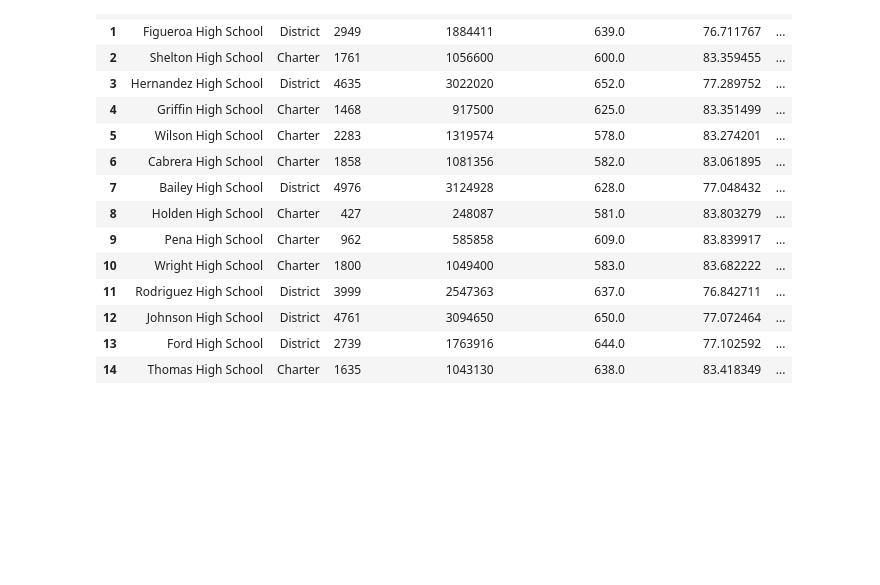
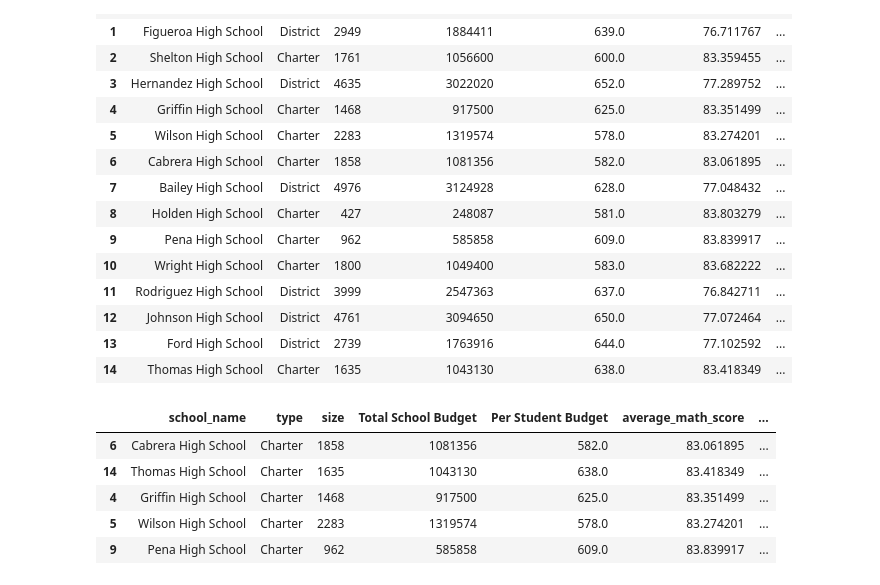
Before and after one commit to nazimben25/pandas-challenge, a Jupyter notebook: PyCitySchools/Challenge4.ipynb, the cells around one changed output. Saved outputs shown, nothing was run; the diff lists cells and outputs as text; code cells hidden in the pictures; blank space fills up the shorter version.

```diff
--- a/PyCitySchools/Challenge4.ipynb
+++ b/PyCitySchools/Challenge4.ipynb
@@ -382,3 +382,14 @@ per_school_summary
 | 12 | Johnson High School | District | 4761 | 3094650 | 650.0 | 77.072464 | ... |
 | 13 | Ford High School | District | 2739 | 1763916 | 644.0 | 77.102592 | ... |
 | 14 | Thomas High School | Charter | 1635 | 1043130 | 638.0 | 83.418349 | ... |
+# %%
+# Sort the schools by `% Overall Passing` in descending order and display the top 5 rows.
+top_schools = per_school_summary.sort_values("% Overall Passing",ascending=False)
+top_schools.head(5)
+# %% [output]
+|  | school_name | type | size | Total School Budget | Per Student Budget | average_math_score | ... |
+| 6 | Cabrera High School | Charter | 1858 | 1081356 | 582.0 | 83.061895 | ... |
+| 14 | Thomas High School | Charter | 1635 | 1043130 | 638.0 | 83.418349 | ... |
+| 4 | Griffin High School | Charter | 1468 | 917500 | 625.0 | 83.351499 | ... |
+| 5 | Wilson High School | Charter | 2283 | 1319574 | 578.0 | 83.274201 | ... |
+| 9 | Pena High School | Charter | 962 | 585858 | 609.0 | 83.839917 | ... |
```
Also changed, not shown: parts of 15 cells of this notebook, 1 other file.
